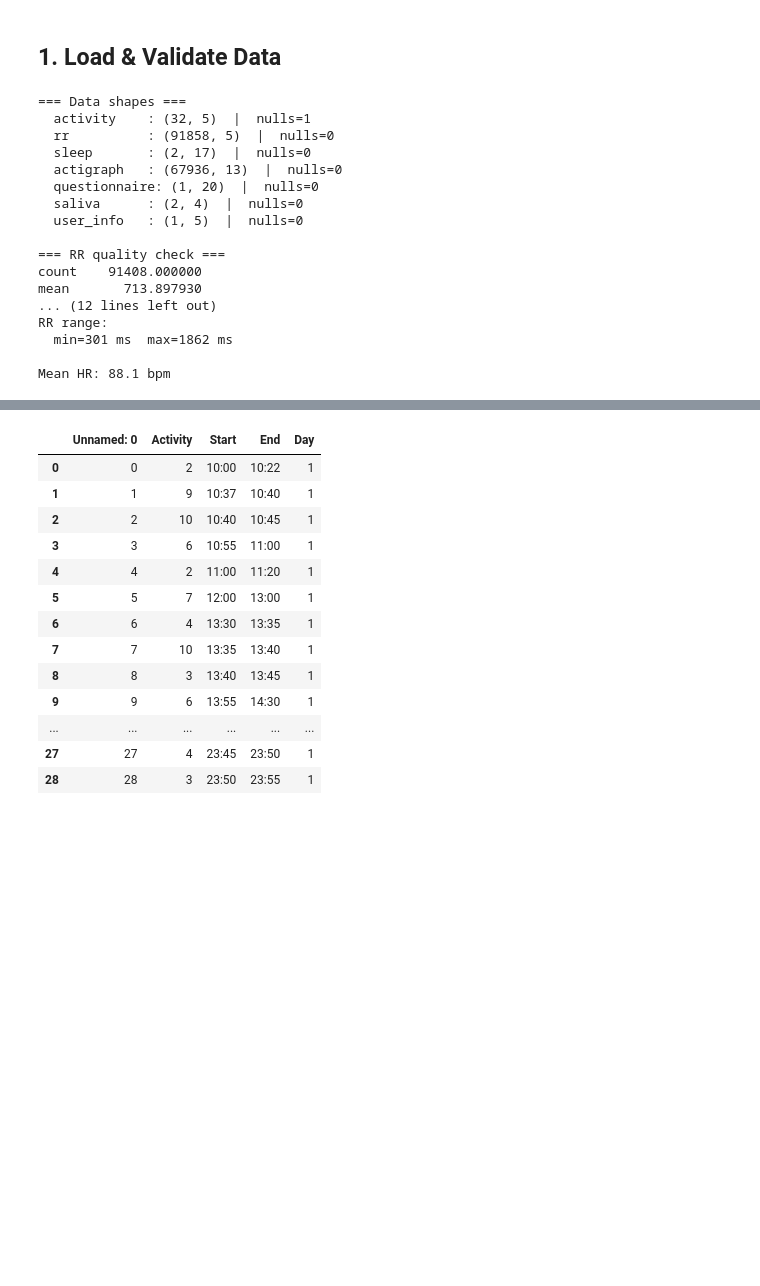
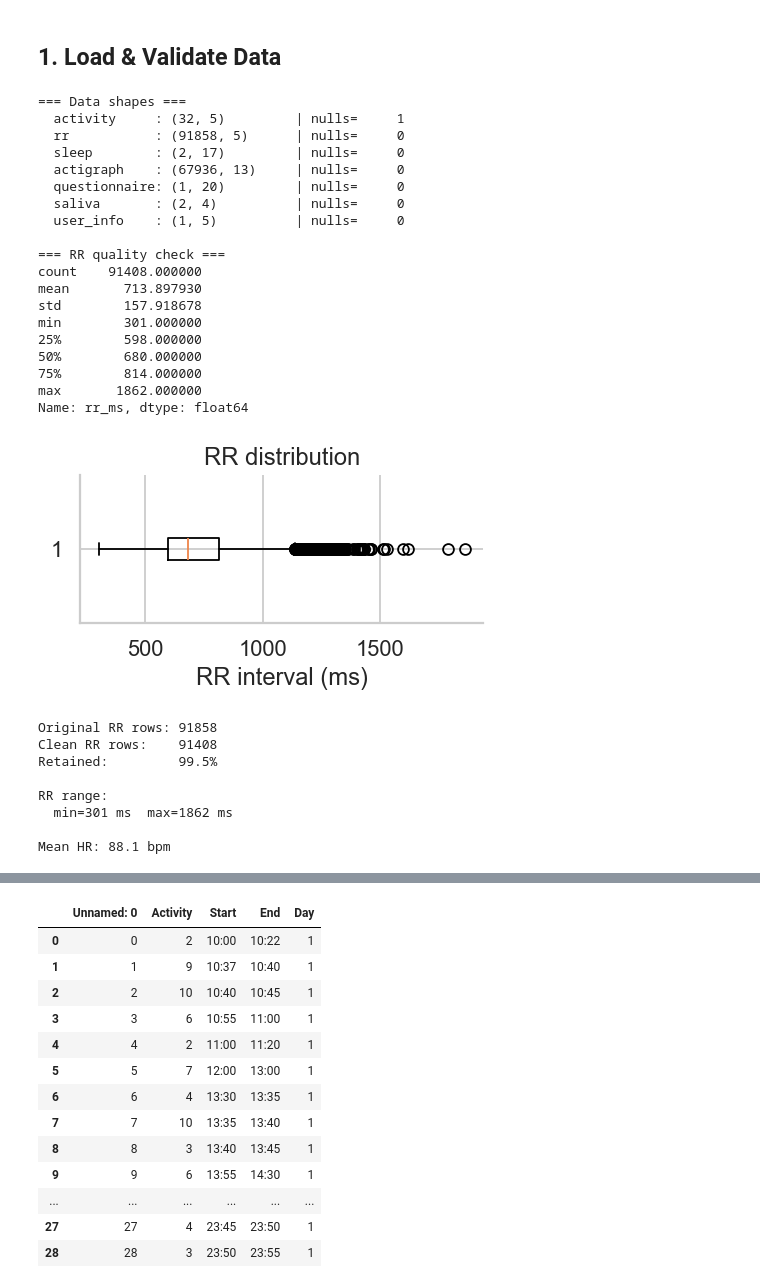
Before and after one commit to KceniaB/signal-to-insight, a Jupyter notebook: notebooks/01_mmash_exploration_v2.ipynb, the cells around one changed output, grey strips where cells are left out. Saved outputs shown, nothing was run; the diff lists cells and outputs as text; code cells hidden in the pictures; blank space fills up the shorter version.

Commit message:
load from mac vs linus - automatic added some more datasets and explanations; and boxplot for data describe

```diff
--- a/notebooks/01_mmash_exploration_v2.ipynb
+++ b/notebooks/01_mmash_exploration_v2.ipynb
@@ -68,9 +81,13 @@ def load_user(user_id: int, data_root: str) -> dict:
     Returns dict of DataFrames.
     """
     path = os.path.join(data_root, f'user_{user_id}/')
-    files = {'activity': 'Activity.csv', 'rr': 'RR.csv', 'sleep': 'sleep.csv',
-             'actigraph': 'Actigraph.csv', 'questionnaire': 'questionnaire.csv',
-              'saliva': 'saliva.csv', 'user_info': 'user_info.csv' }
+    files = {'activity': 'Activity.csv',
+             'rr': 'RR.csv',                            # time between heart beats (Inter Beat Interval, IBI); lower = faster heart rate
+             'sleep': 'sleep.csv',
+             'actigraph': 'Actigraph.csv',
+             'questionnaire': 'questionnaire.csv',
+             'saliva': 'saliva.csv',
+             'user_info': 'user_info.csv' }
     data = {}
     for key, fname in files.items():
         fpath = os.path.join(path, fname)
@@ -83,15 +100,19 @@ def load_user(user_id: int, data_root: str) -> dict:
 
 # ── Load data ───────────────────────────────────────────────────────────────
 data = load_user(USER_ID, DATA_ROOT)
-activity = data['activity']
-rr       = data['rr']
-sleep    = data['sleep']
+activity        = data['activity']
+rr              = data['rr']
+sleep           = data['sleep']
+actigraph       = data['actigraph']
+questionnaire   = data['questionnaire']
+saliva          = data['saliva']
+user_info       = data['user_info']
 
 
 # ── RR processing (canonical pipeline) ──────────────────────────────────────
 rr.columns = rr.columns.str.strip()
 
-# Convert IBI (seconds → ms)
+# Convert Inter Beat Interval (seconds → ms)
 rr["rr_ms"] = pd.to_numeric(rr["ibi_s"], errors="coerce") * 1000
 
 # Filter physiological range
@@ -99,44 +120,62 @@ rr_clean = rr[(rr["rr_ms"] > 300) & (rr["rr_ms"] < 2000)].copy()
 
 # Compute HR
 rr_clean["hr_bpm"] = 60_000 / rr_clean["rr_ms"]
 
 
 # ── QC summary ──────────────────────────────────────────────────────────────
 print('=== Data shapes ===')
 for name, df in data.items():
     nulls = df.isnull().sum().sum()
-    print(f'  {name:12s}: {df.shape}  |  nulls={nulls}')
+    print(f'  {name:13s}: {str(df.shape):15s} | nulls={nulls:6d}') #count all missing values
 
 print('\n=== RR quality check ===')
 print(rr_clean["rr_ms"].describe())
 
+plt.figure(figsize=(4, 1.5))
+plt.boxplot(rr_clean["rr_ms"].dropna(), vert=False)
+plt.xlabel("RR interval (ms)")
+plt.title("RR distribution")
+plt.show()
+
+
 print(f'\nOriginal RR rows: {len(rr)}')
 print(f'Clean RR rows:    {len(rr_clean)}')
-print(f'Retained:         {len(rr_clean)/len(rr)*100:.1f}%')
+print(f'Retained:         {len(rr_clean)/len(rr)*100:.1f}%') #% of RR intervals retained after filtering
 
 print(f'\nRR range:')
 print(f'  min={rr_clean["rr_ms"].min():.0f} ms  max={rr_clean["rr_ms"].max():.0f} ms')
 
 print(f'\nMean HR: {rr_clean["hr_bpm"].mean():.1f} bpm')
 
 
 # ── Use clean RR from now on ────────────────────────────────────────────────
 rr = rr_clean
 # %% [output]
 === Data shapes ===
-  activity    : (32, 5)  |  nulls=1
-  rr          : (91858, 5)  |  nulls=0
-  sleep       : (2, 17)  |  nulls=0
-  actigraph   : (67936, 13)  |  nulls=0
-  questionnaire: (1, 20)  |  nulls=0
-  saliva      : (2, 4)  |  nulls=0
-  user_info   : (1, 5)  |  nulls=0
+  activity     : (32, 5)         | nulls=     1
+  rr           : (91858, 5)      | nulls=     0
+  sleep        : (2, 17)         | nulls=     0
+  actigraph    : (67936, 13)     | nulls=     0
+  questionnaire: (1, 20)         | nulls=     0
+  saliva       : (2, 4)          | nulls=     0
+  user_info    : (1, 5)          | nulls=     0
 
 === RR quality check ===
 count    91408.000000
 mean       713.897930
-... (12 lines left out)
-RR range:
-  min=301 ms  max=1862 ms
-
-Mean HR: 88.1 bpm
+std        157.918678
+min        301.000000
+25%        598.000000
+50%        680.000000
+75%        814.000000
+max       1862.000000
+Name: rr_ms, dtype: float64
+[figure, added]
+Original RR rows: 91858
+Clean RR rows:    91408
+Retained:         99.5%
+
+RR range:
+  min=301 ms  max=1862 ms
+
+Mean HR: 88.1 bpm
```
Also changed, not shown: parts of 7 cells of this notebook, 3 other files.
